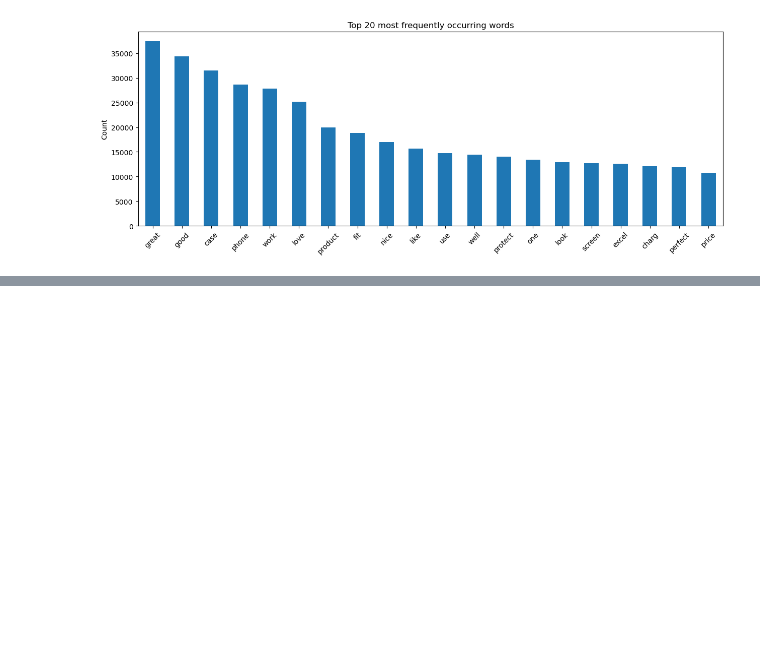
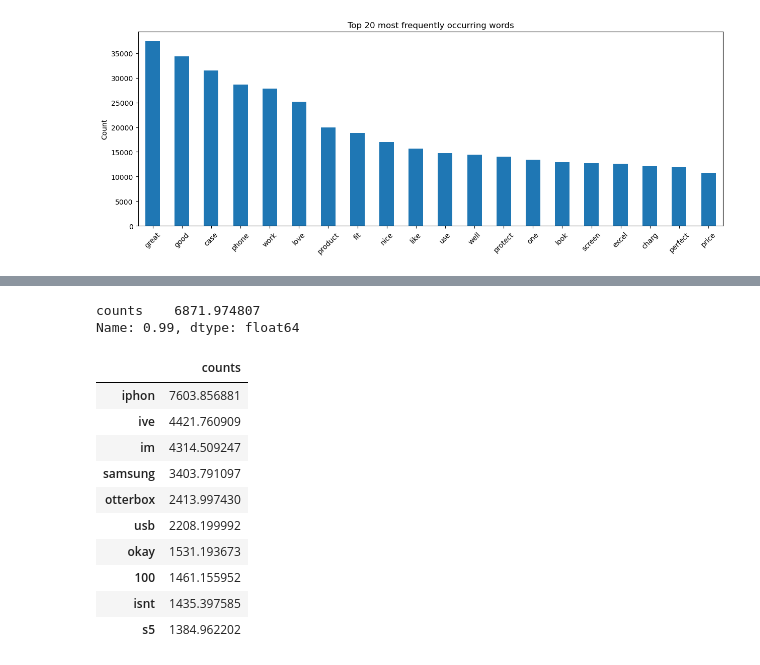
Before and after one commit to 0smee/nlp-capstone, a Jupyter notebook: notebooks/02-eda.ipynb, the cells around one changed output, grey strips where cells are left out. Cells and saved outputs as stored; diff of their text form; code cells hidden in the pictures; blank space fills up the shorter version.

```diff
--- a/notebooks/02-eda.ipynb
+++ b/notebooks/02-eda.ipynb
@@ -170,3 +242,22 @@ num_unrec/len(feat)
+# %%
+unrecognized_word_counts.quantile(0.99)
+# %% [output]
+counts    6871.974807
+Name: 0.99, dtype: float64
+# %%
+unrecognized_word_counts.head(10)
+# %% [output]
+|  | counts |
+| iphon | 7603.856881 |
+| ive | 4421.760909 |
+| im | 4314.509247 |
+| samsung | 3403.791097 |
+| otterbox | 2413.997430 |
+| usb | 2208.199992 |
+| okay | 1531.193673 |
+| 100 | 1461.155952 |
+| isnt | 1435.397585 |
+| s5 | 1384.962202 |
 # %%
 review_vectors = tfidf.transform(shorter["reviewText"].fillna(''))
 # %%
```
Also changed, not shown: parts of 13 cells of this notebook, 2 other files.
